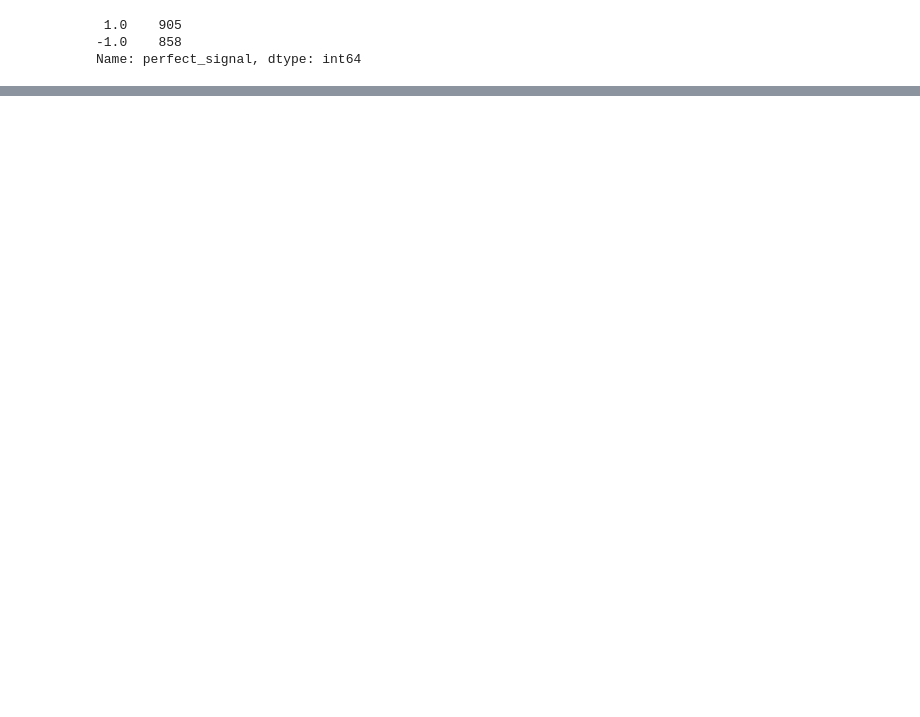
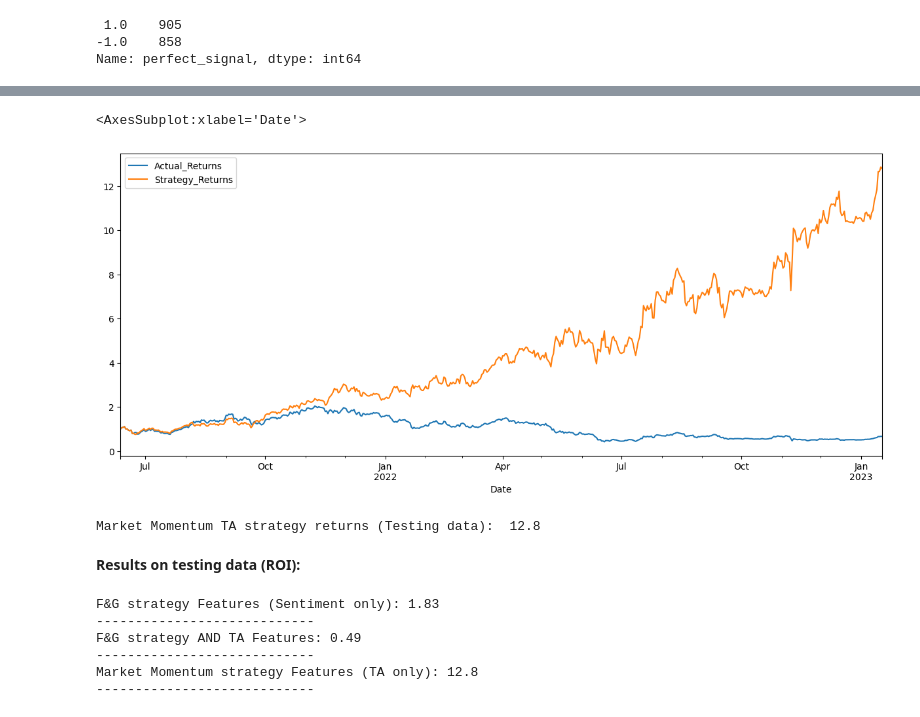
Before and after one commit to AGralin/dreambuilder_bot, a Jupyter notebook: testing/Final_Machine_Learning.ipynb, the cells around one changed output, grey strips where cells are left out. Cells and saved outputs as stored; diff of their text form; code cells hidden in the pictures; blank space fills up the shorter version.

```diff
--- a/testing/Final_Machine_Learning.ipynb
+++ b/testing/Final_Machine_Learning.ipynb
@@ -279,0 +339,15 @@ from finta import TA
+# %%
+# Create model
+svm_model1 = svm.SVC()
+
+# Fit the model to the data using X_train_scaled and y_train
+svm_model1 = svm_model1.fit(X1_train_scaled, y1_train)
+
+# Use the trained model to predict the trading signals for the training data
+svm_pred1 = svm_model1.predict(X1_train_scaled)
+
+# Use a classification report to evaluate the model using the predictions and testing data
+svm_testing_report1 = classification_report(y1_train, svm_pred1)
+
+# Print the classification report
+print(svm_testing_report1)
@@ -279,0 +363,48 @@ from finta import TA
+# %%
+# Create a new empty predictions DataFrame:
+testing_signal_predictions1 = svm_model1.predict(X1_test_scaled)
+
+# Create a predictions DataFrame
+predictions_df1 = pd.DataFrame(index=X1_test.index)
+
+# Add the SVM model predictions to the DataFrame
+predictions_df1['Predicted'] = testing_signal_predictions1
+
+# Add the actual returns to the DataFrame
+predictions_df1['Actual_Returns'] = TA_only["Actual Returns"]
+
+# Add the strategy returns to the DataFrame
+predictions_df1['Strategy_Returns'] = predictions_df1["Actual_Returns"] * predictions_df1["Predicted"]
+
+# Plot the actual returns versus the strategy returns
+(1 + predictions_df1[["Actual_Returns", "Strategy_Returns"]]).cumprod().plot(figsize=(15,6))
+# %% [output]
+<AxesSubplot:xlabel='Date'>
+[figure, added]
+# %%
+# returns
+strategy_returns1 = predictions_df1.Predicted * TA_only['Actual Returns']
+
+ta_return = (strategy_returns1 + 1).cumprod()
+
+ta_final = ta_return[-1]
+
+print(f'Market Momentum TA strategy returns (Testing data):  {round(ta_final, 2)}')
+# %% [output]
+Market Momentum TA strategy returns (Testing data):  12.8
+# %% [markdown]
+**Results on testing data (ROI):**
+# %%
+print(f"F&G strategy Features (Sentiment only): {round(fg_final, 2)}")
+print("----------------------------")
+print(f"F&G strategy AND TA Features: {round(fgta_final, 2)}")
+print("----------------------------")
+print(f"Market Momentum strategy Features (TA only): {round(ta_final, 2)}")
+print("----------------------------")
+# %% [output]
+F&G strategy Features (Sentiment only): 1.83
+----------------------------
+F&G strategy AND TA Features: 0.49
+----------------------------
+Market Momentum strategy Features (TA only): 12.8
+----------------------------
```
Also changed, not shown: parts of 15 cells of this notebook, 9 other files.
